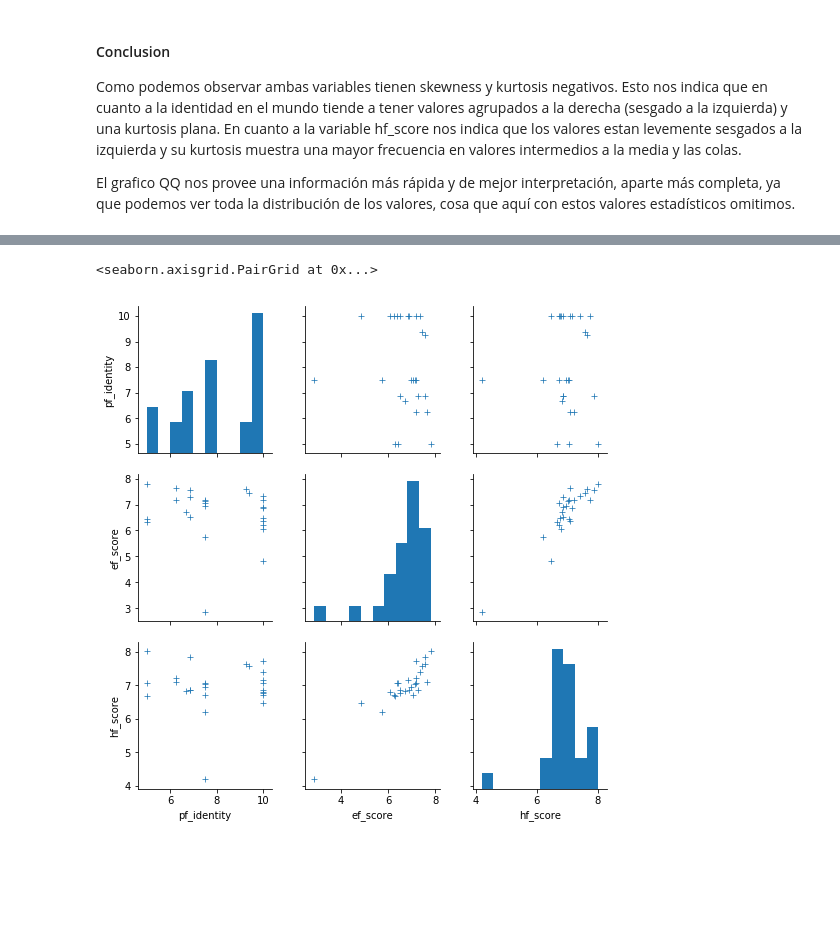
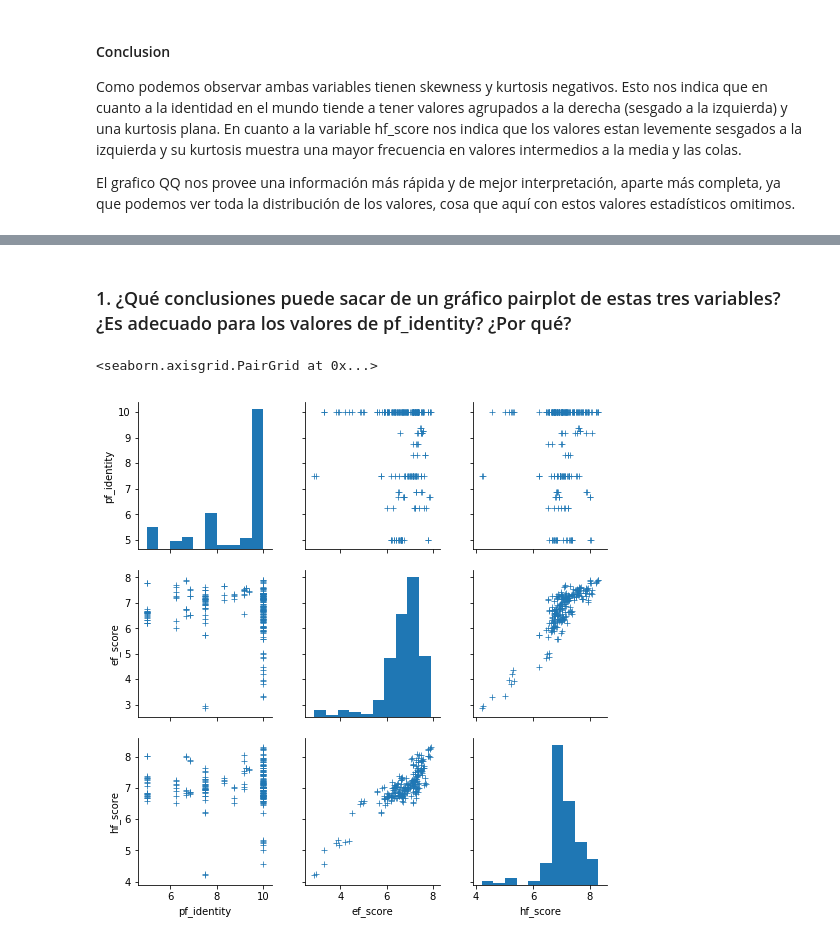
Before and after one commit to kevinsen/diplodatos-ayv-1, a Jupyter notebook: FINAL.ipynb, the cells around one changed output, grey strips where cells are left out. Saved outputs shown, nothing was run; the diff lists cells and outputs as text; code cells hidden in the pictures; blank space fills up the shorter version.

```diff
--- a/FINAL.ipynb
+++ b/FINAL.ipynb
@@ -817,8 +814,10 @@ El grafico QQ nos provee una información más rápida y de mejor interpretació
+# %% [markdown]
+### 1. ¿Qué conclusiones puede sacar de un gráfico pairplot de estas tres variables? ¿Es adecuado para los valores de pf_identity? ¿Por qué?
 # %%
 seaborn.pairplot(
-    data=latamdataset,
+    data=dataset_latam,
     vars=['pf_identity', 'ef_score', 'hf_score'],
     markers='+')
 # %% [output]
 <seaborn.axisgrid.PairGrid at 0x...>
-[figure, old version]
+[figure, new version]
```
Also changed, not shown: parts of 32 cells of this notebook.
